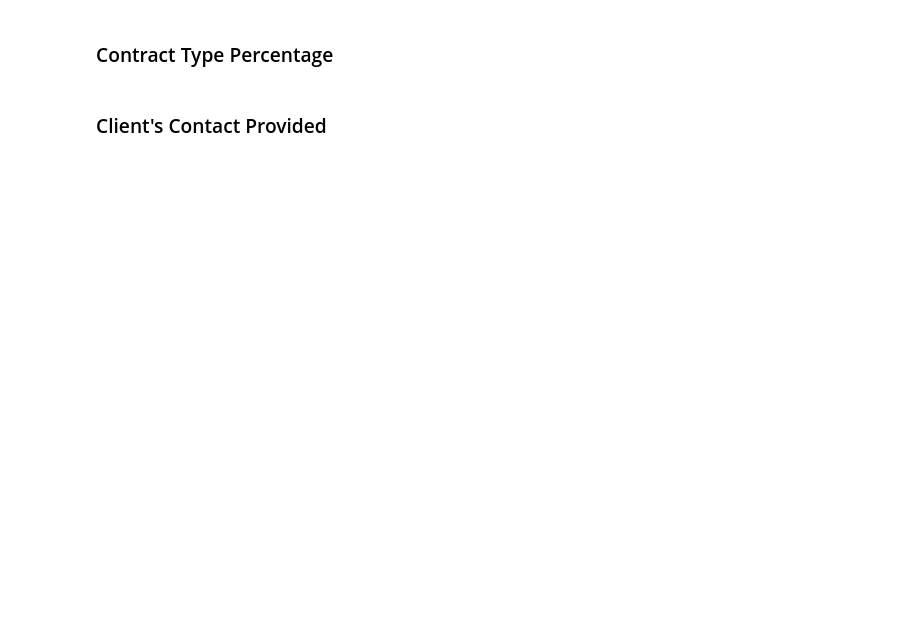
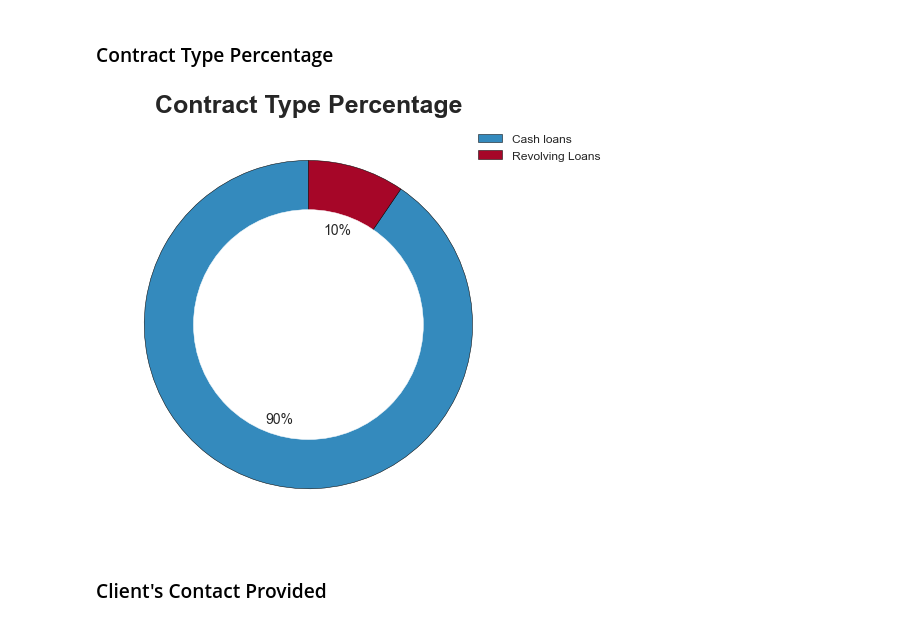
Before and after one commit to alfredomarciano98/credit-risk-analysis, a Jupyter notebook: credit-risk-analysis.ipynb, the cells around one changed output. Drawn from its saved outputs; the diff is of its cells as text; code cells hidden in the pictures; blank space fills up the shorter version.

```diff
--- a/credit-risk-analysis.ipynb
+++ b/credit-risk-analysis.ipynb
@@ -184,24 +273,26 @@ sns.kdeplot(train_data[train_data['TARGET'] == 0]['AGE'],color='blue')
 # %%
 fig, ax = plt.subplots()
 
 size = 0.3
 vals = train_data['NAME_CONTRACT_TYPE'].value_counts()
 my_circle = plt.Circle((0,0), 0.7, color='white')
 cmap = plt.get_cmap("tab20c")
 labels = ['Cash loans','Revolving Loans']
 
 ax.pie(vals, radius=1, startangle=90, wedgeprops={'edgecolor': 'black'},
        textprops={'fontsize': 14}, autopct='%1.f%%')
 plt.gcf().gca().add_artist(my_circle)
 
 fig.set_figheight(8)
 fig.set_figwidth(6)
 fig.legend(labels=labels, fontsize='large',loc='upper right',bbox_to_anchor=(0.5, 0.35, 0.7, 0.5))
 fig.tight_layout()
-fig.suptitle('Client Contact Information Provided', fontsize=25, y=0.9, fontweight='bold', x=0.5)
+fig.suptitle('Contract Type Percentage', fontsize=25, y=0.9, fontweight='bold', x=0.5)
 
-fig.savefig('Opinions_ctq')
+fig.savefig('./output-files/graphs-and-charts/contract-type.png')
 plt.show()
+# %% [output]
+[figure, added]
 # %% [markdown]
 ### Client's Contact Provided
 # %%
```
Also changed, not shown: parts of 52 cells of this notebook.
